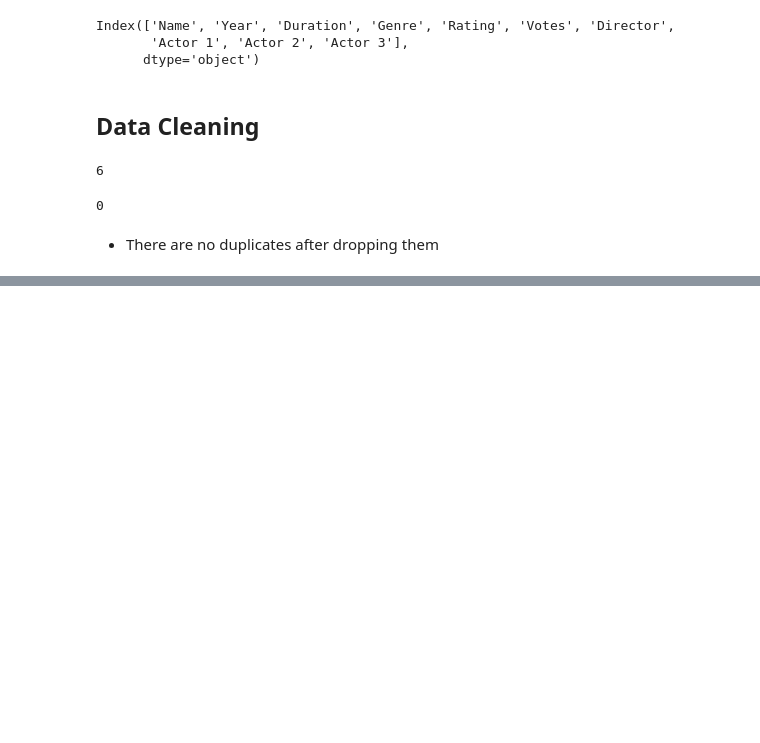
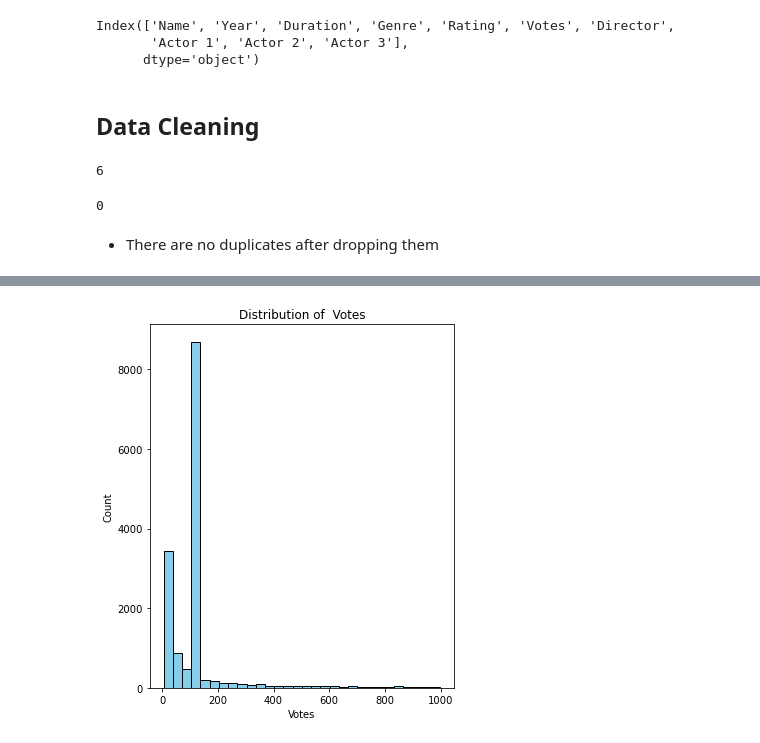
Before and after one commit to Edna722/CODSOFT_ML, a Jupyter notebook: Movie rating prediction_task 2.ipynb, the cells around one changed output, grey strips where cells are left out. Saved outputs shown, nothing was run; the diff lists cells and outputs as text; code cells hidden in the pictures; blank space fills up the shorter version.

```diff
--- a/Movie rating prediction_task 2.ipynb
+++ b/Movie rating prediction_task 2.ipynb
@@ -175,0 +321,11 @@ Actor 3              3144            20.27
+# %%
+plt.figure(figsize=(14,6))
+plt.subplot(131)
+plt.hist(movie_data['Votes_numeric'], bins=30, color = 'skyblue',edgecolor='black')
+plt.xlabel('Votes')
+plt.ylabel('Count')
+plt.title('Distribution of  Votes')
+plt.tight_layout()
+plt.show()
+# %% [output]
+[figure, added]
```
Also changed, not shown: parts of 18 cells of this notebook, 1 other file.
